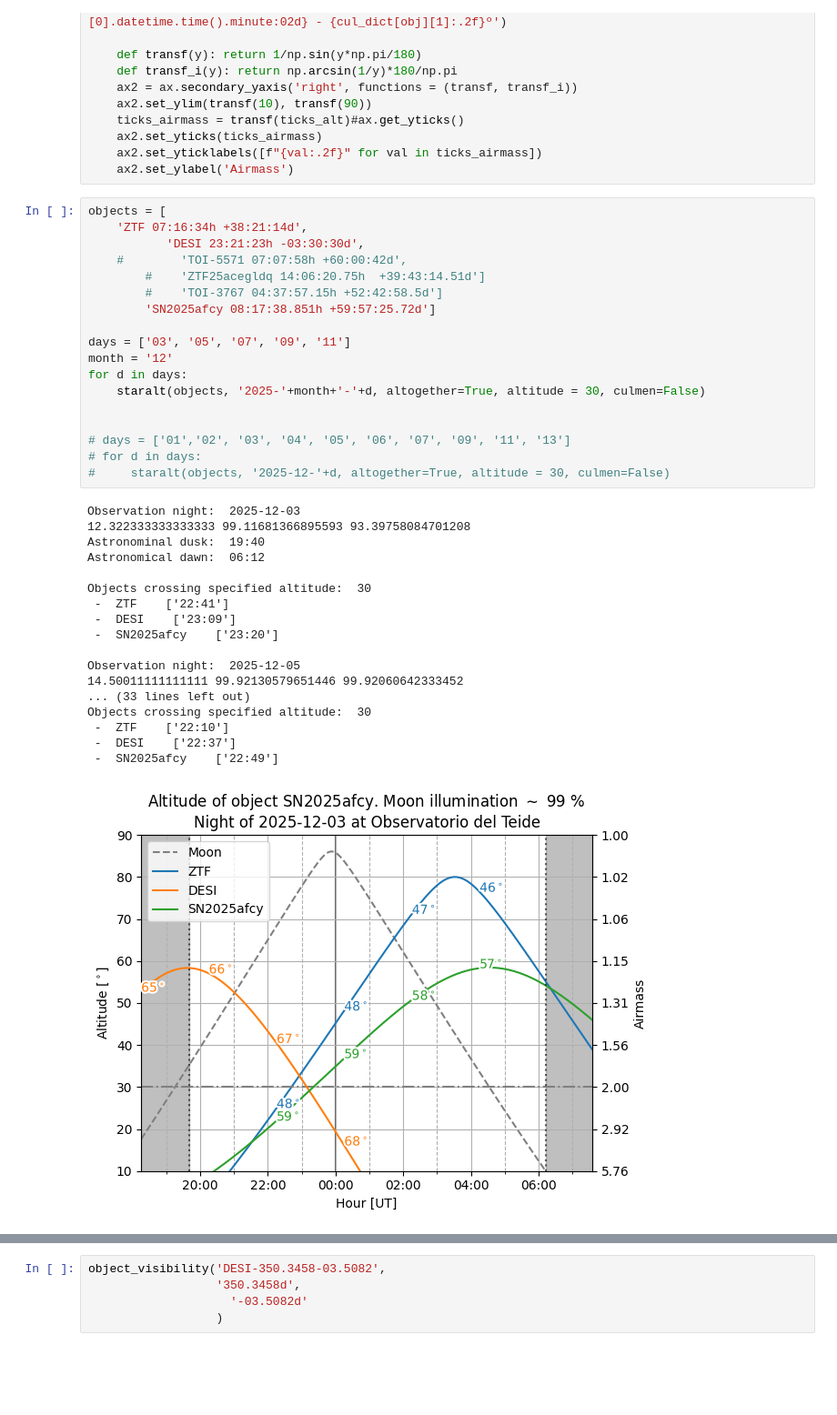
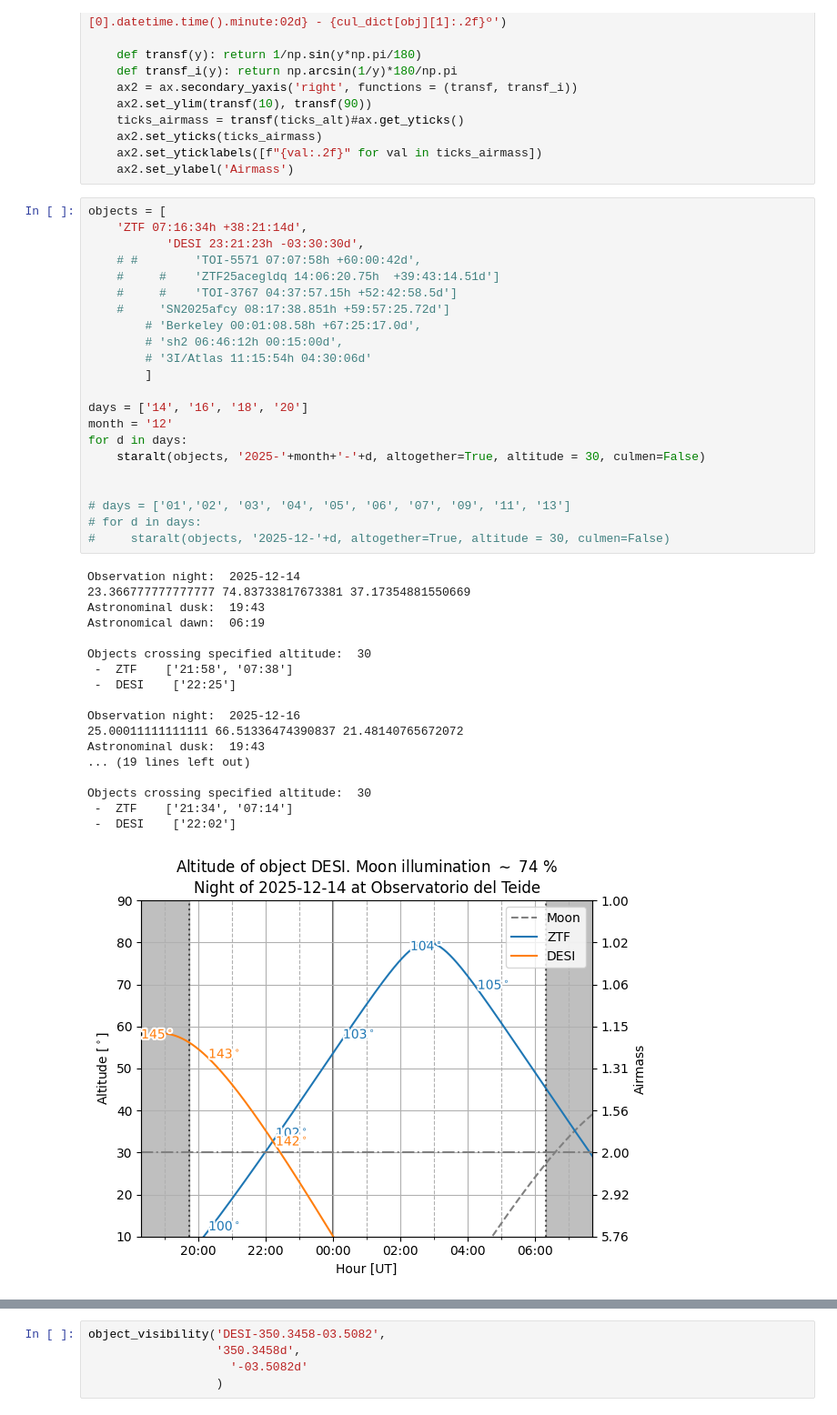
Before and after one commit to oscar-s-p/grav_lens, a Jupyter notebook: Object_visibility.ipynb, the cells around one changed output, grey strips where cells are left out. Shown at 91% size. Cells and saved outputs as stored; diff of their text form; blank space fills up the shorter version.

```diff
--- a/Object_visibility.ipynb
+++ b/Object_visibility.ipynb
@@ -290,37 +290,41 @@ def staralt(obj_name,
 # %%
 objects = [
     'ZTF 07:16:34h +38:21:14d',
            'DESI 23:21:23h -03:30:30d',
-    #        'TOI-5571 07:07:58h +60:00:42d',
-        #    'ZTF25acegldq 14:06:20.75h  +39:43:14.51d']
-        #    'TOI-3767 04:37:57.15h +52:42:58.5d']
-        'SN2025afcy 08:17:38.851h +59:57:25.72d']
+    # #        'TOI-5571 07:07:58h +60:00:42d',
+    #     #    'ZTF25acegldq 14:06:20.75h  +39:43:14.51d']
+    #     #    'TOI-3767 04:37:57.15h +52:42:58.5d']
+    #     'SN2025afcy 08:17:38.851h +59:57:25.72d']
+        # 'Berkeley 00:01:08.58h +67:25:17.0d',
+        # 'sh2 06:46:12h 00:15:00d',
+        # '3I/Atlas 11:15:54h 04:30:06d'
+        ]
 
-days = ['03', '05', '07', '09', '11']
+days = ['14', '16', '18', '20']
 month = '12'
 for d in days:
     staralt(objects, '2025-'+month+'-'+d, altogether=True, altitude = 30, culmen=False)
 
 
 # days = ['01','02', '03', '04', '05', '06', '07', '09', '11', '13']
 # for d in days:
 #     staralt(objects, '2025-12-'+d, altogether=True, altitude = 30, culmen=False)
 # %% [output]
-Observation night:  2025-12-03
-12.322333333333333 99.11681366895593 93.39758084701208
-Astronominal dusk:  19:40
-Astronomical dawn:  06:12
+Observation night:  2025-12-14
+23.366777777777777 74.83733817673381 37.17354881550669
+Astronominal dusk:  19:43
+Astronomical dawn:  06:19
 
 Objects crossing specified altitude:  30
- -  ZTF    ['22:41']
- -  DESI    ['23:09']
- -  SN2025afcy    ['23:20']
+ -  ZTF    ['21:58', '07:38']
+ -  DESI    ['22:25']
 
-Observation night:  2025-12-05
-14.50011111111111 99.92130579651446 99.92060642333452
-... (33 lines left out)
+Observation night:  2025-12-16
+25.00011111111111 66.51336474390837 21.48140765672072
+Astronominal dusk:  19:43
+... (19 lines left out)
+
 Objects crossing specified altitude:  30
- -  ZTF    ['22:10']
- -  DESI    ['22:37']
- -  SN2025afcy    ['22:49']
+ -  ZTF    ['21:34', '07:14']
+ -  DESI    ['22:02']
-[figure, old version]
+[figure, new version]
```
Also changed, not shown: parts of 1 cell of this notebook, 6 other files.
